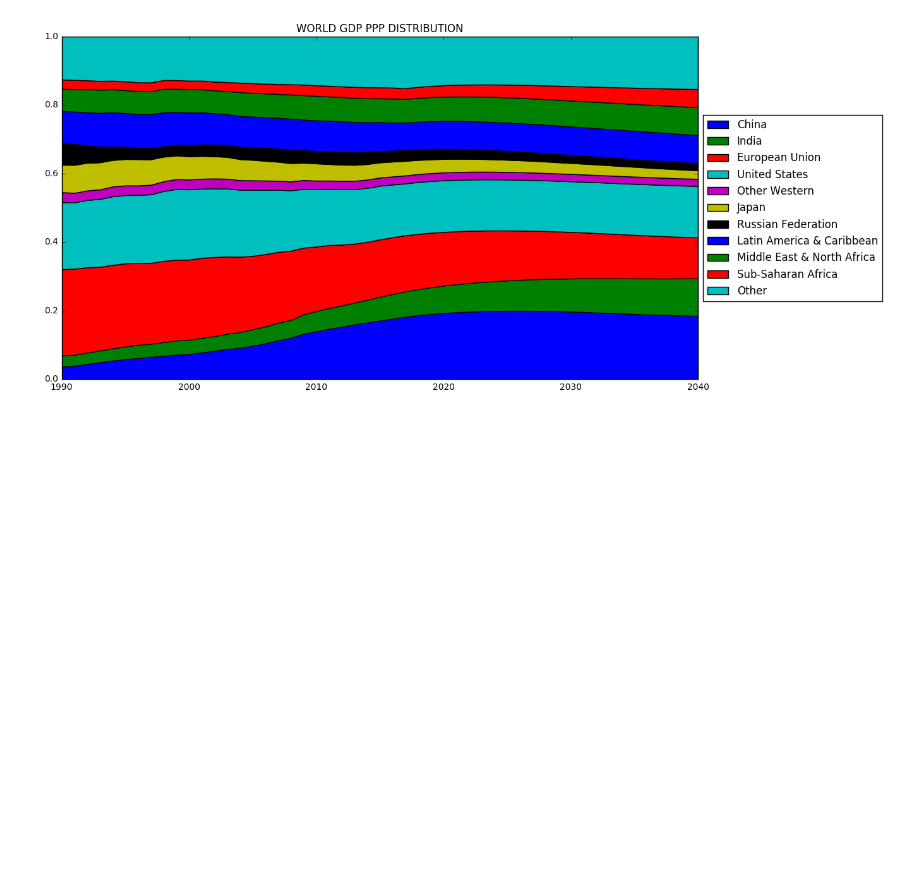
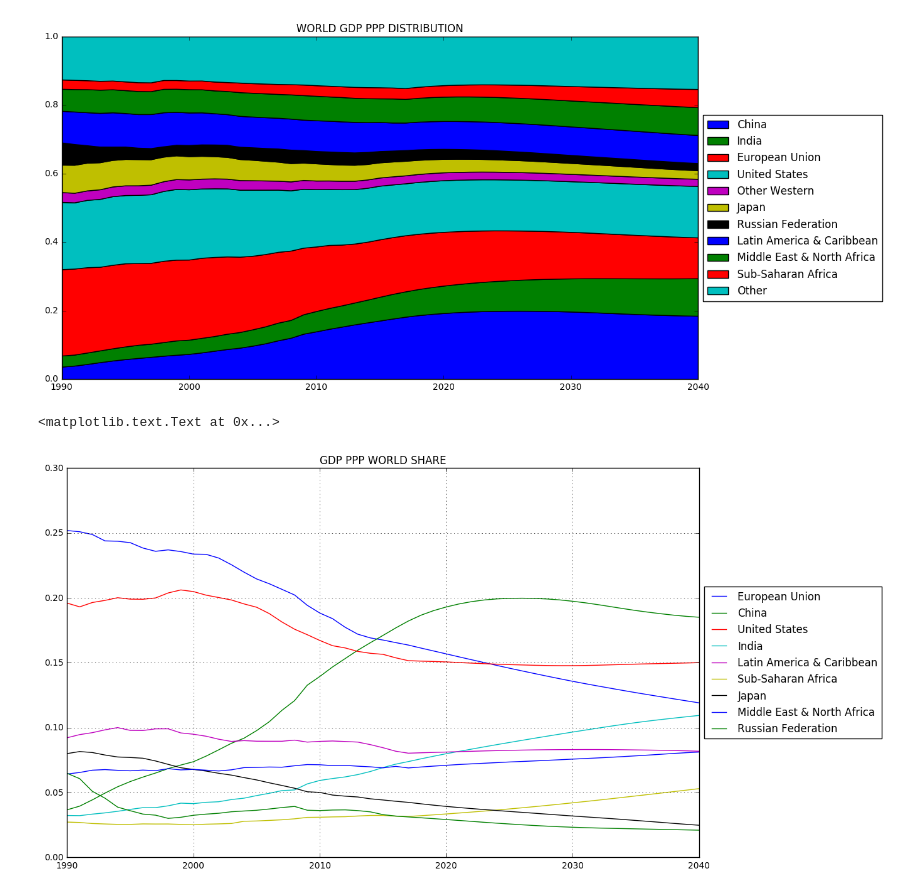
Before and after one commit to plaksivayatryapka/gdp_future, a Jupyter notebook: future.ipynb, the cells around one changed output. Saved outputs shown, nothing was run; the diff lists cells and outputs as text; code cells hidden in the pictures; blank space fills up the shorter version.

```diff
--- a/future.ipynb
+++ b/future.ipynb
@@ -138,7 +147,7 @@ del gdp['Canada']
 # %%
 # NORMALIZE DATA FOR CHART WITH Y=[0;1]
 
-gdp = {country: {year: gdp[country][year] / gdp['World'][year] for year in YEARS_ALL} for country in COUNTRIES[:-3] + ['Other'] + ['Other Western']}
+gdp_normalized = {country: {year: gdp[country][year] / gdp['World'][year] for year in YEARS_ALL} for country in COUNTRIES[:-3] + ['Other'] + ['Other Western']}
 # %%
 plt.figure(figsize=[13, 7])
 plt.stackplot(YEARS_ALL,
@@ -161,3 +170,12 @@ plt.ylim(top=1)
 # %% [output]
 (0.0, 1)
 [figure]
+# %%
+plt.figure(figsize=[13, 8])
+[plt.plot(YEARS_ALL, [i for i in gdp_normalized[country].values()], label=country) for country in COUNTRIES[:-3]]
+plt.legend(loc='center left', bbox_to_anchor=(1, 0.5))
+plt.grid()
+plt.title('GDP PPP WORLD SHARE')
+# %% [output]
+<matplotlib.text.Text at 0x...>
+[figure, added]
```
Also changed, not shown: parts of 4 cells of this notebook.
